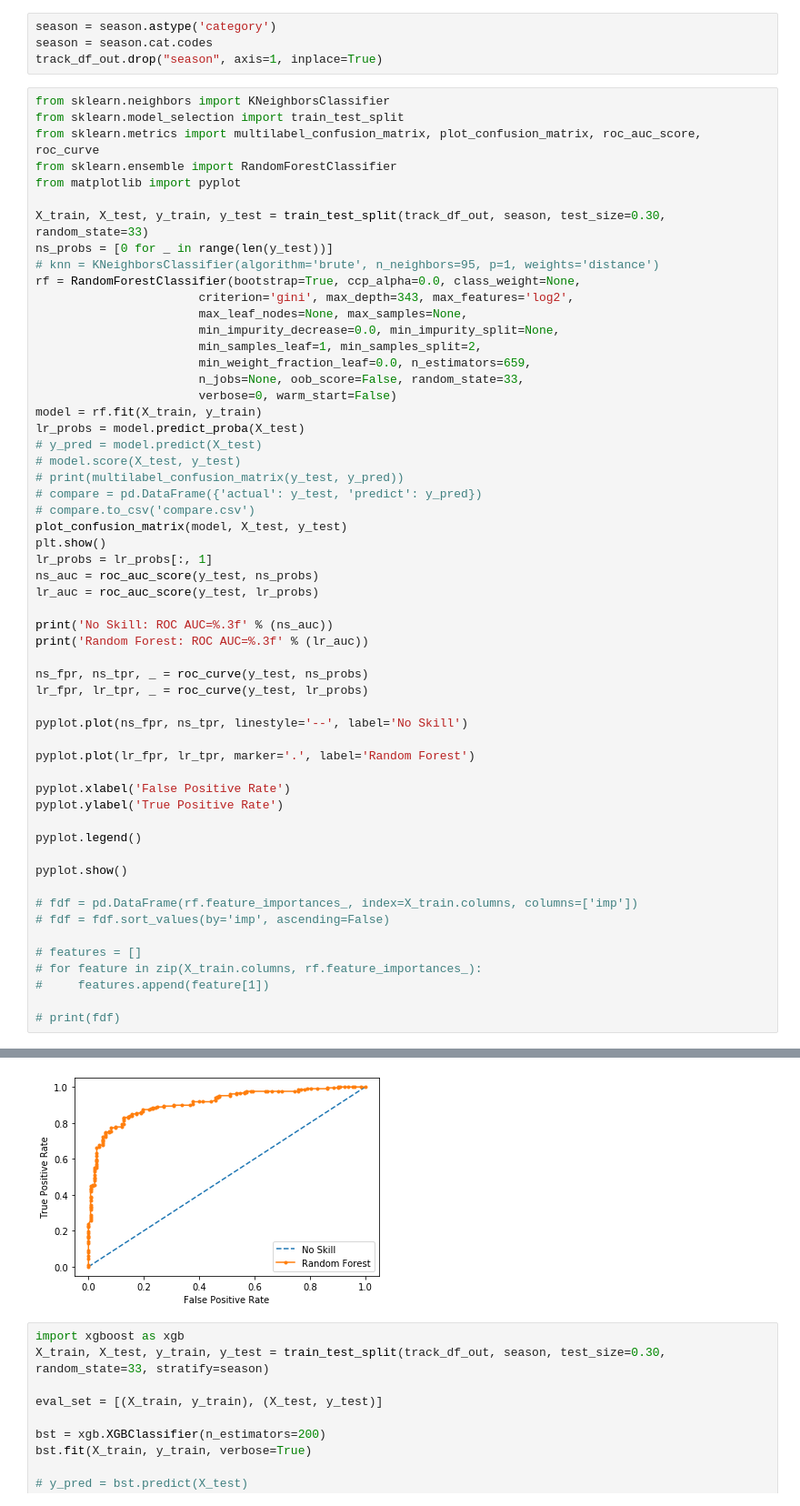
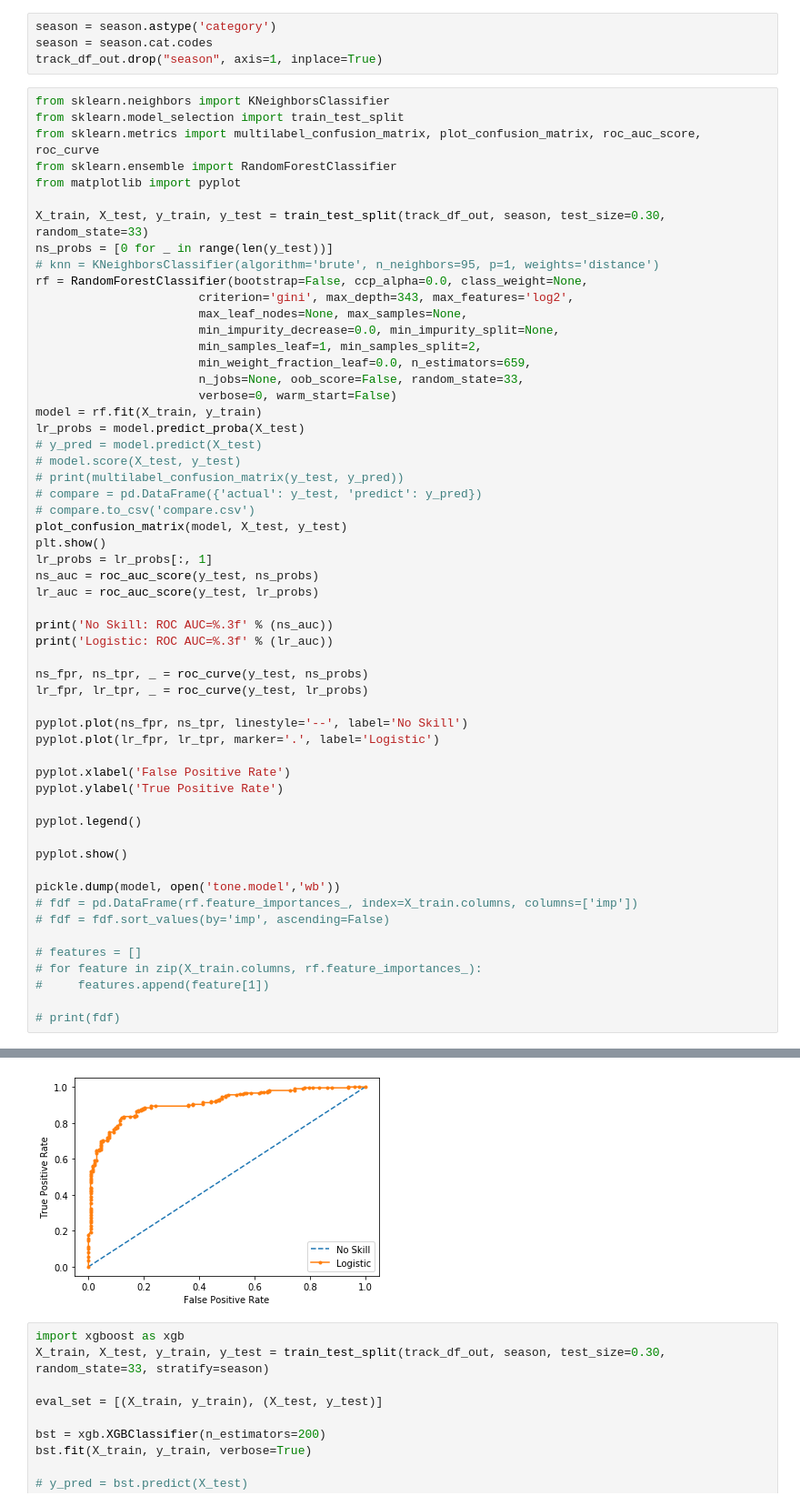
Before and after one commit to teehim/playlist_separator, a Jupyter notebook: track.ipynb, the cells around one changed output, grey strips where cells are left out. Shown: that part at 91% size. Drawn from its saved outputs; the diff is of its cells as text.

```diff
--- a/track.ipynb
+++ b/track.ipynb
@@ -159,7 +159,7 @@ from matplotlib import pyplot
 X_train, X_test, y_train, y_test = train_test_split(track_df_out, season, test_size=0.30, random_state=33)
 ns_probs = [0 for _ in range(len(y_test))]
 # knn = KNeighborsClassifier(algorithm='brute', n_neighbors=95, p=1, weights='distance')
-rf = RandomForestClassifier(bootstrap=True, ccp_alpha=0.0, class_weight=None,
+rf = RandomForestClassifier(bootstrap=False, ccp_alpha=0.0, class_weight=None,
                        criterion='gini', max_depth=343, max_features='log2',
                        max_leaf_nodes=None, max_samples=None,
                        min_impurity_decrease=0.0, min_impurity_split=None,
@@ -181,14 +181,13 @@ ns_auc = roc_auc_score(y_test, ns_probs)
 lr_auc = roc_auc_score(y_test, lr_probs)
 
 print('No Skill: ROC AUC=%.3f' % (ns_auc))
-print('Random Forest: ROC AUC=%.3f' % (lr_auc))
+print('Logistic: ROC AUC=%.3f' % (lr_auc))
 
 ns_fpr, ns_tpr, _ = roc_curve(y_test, ns_probs)
 lr_fpr, lr_tpr, _ = roc_curve(y_test, lr_probs)
 
 pyplot.plot(ns_fpr, ns_tpr, linestyle='--', label='No Skill')
-
-pyplot.plot(lr_fpr, lr_tpr, marker='.', label='Random Forest')
+pyplot.plot(lr_fpr, lr_tpr, marker='.', label='Logistic')
 
 pyplot.xlabel('False Positive Rate')
 pyplot.ylabel('True Positive Rate')
@@ -197,6 +196,7 @@ pyplot.legend()
 
 pyplot.show()
 
+pickle.dump(model, open('tone.model','wb'))
 # fdf = pd.DataFrame(rf.feature_importances_, index=X_train.columns, columns=['imp'])
 # fdf = fdf.sort_values(by='imp', ascending=False)
 
@@ -212,4 +212,4 @@ Random Forest: ROC AUC=0.910
-[figure, old version]
+[figure, new version]
 # %%
 import xgboost as xgb
 X_train, X_test, y_train, y_test = train_test_split(track_df_out, season, test_size=0.30, random_state=33, stratify=season)
```
Also changed, not shown: parts of 8 cells of this notebook, 2 other files.
